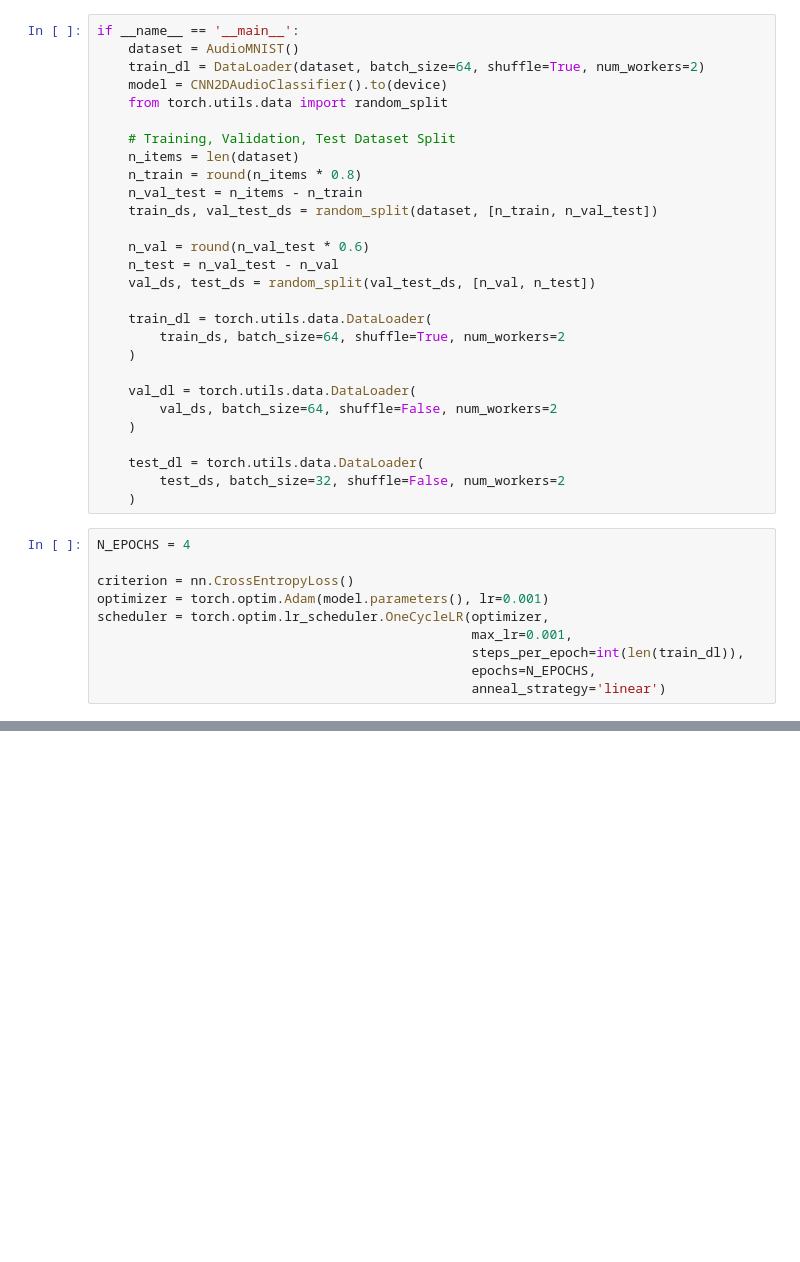
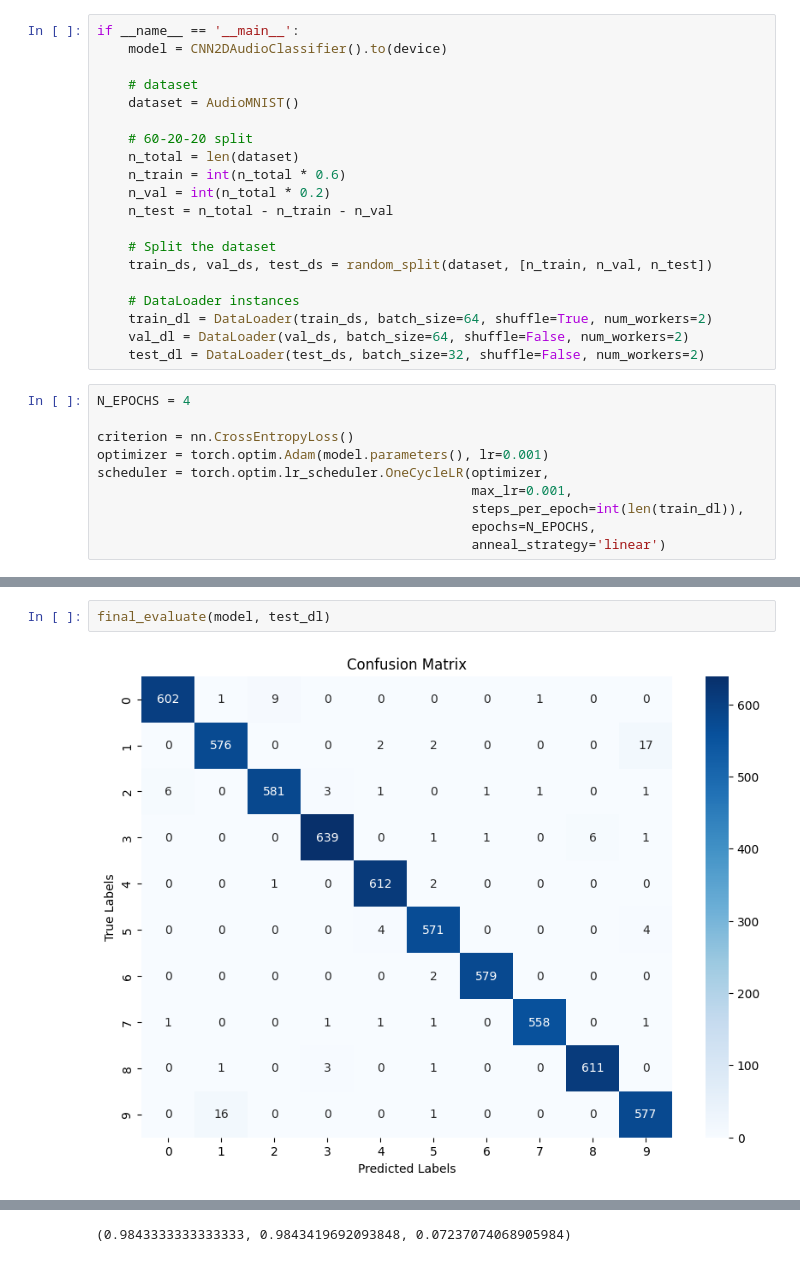
Before and after one commit to jarenadams21/ds4400-CaptchaDis, a Jupyter notebook: space/eval.ipynb, the cells around one changed output, grey strips where cells are left out. Drawn from its saved outputs; the diff is of its cells as text; blank space fills up the shorter version.

```diff
--- a/space/eval.ipynb
+++ b/space/eval.ipynb
@@ -96,32 +96,24 @@ def training(model, train_dl, val_dl, num_epochs,
     return losses, val_losses
 # %%
 if __name__ == '__main__':
+    model = CNN2DAudioClassifier().to(device)
+
+    # dataset
     dataset = AudioMNIST()
-    train_dl = DataLoader(dataset, batch_size=64, shuffle=True, num_workers=2)
-    model = CNN2DAudioClassifier().to(device)
-    from torch.utils.data import random_split
 
-    # Training, Validation, Test Dataset Split
-    n_items = len(dataset)
-    n_train = round(n_items * 0.8)
-    n_val_test = n_items - n_train
-    train_ds, val_test_ds = random_split(dataset, [n_train, n_val_test])
+    # 60-20-20 split
+    n_total = len(dataset)
+    n_train = int(n_total * 0.6)
+    n_val = int(n_total * 0.2)
+    n_test = n_total - n_train - n_val
 
-    n_val = round(n_val_test * 0.6)
-    n_test = n_val_test - n_val
-    val_ds, test_ds = random_split(val_test_ds, [n_val, n_test])
+    # Split the dataset
+    train_ds, val_ds, test_ds = random_split(dataset, [n_train, n_val, n_test])
 
-    train_dl = torch.utils.data.DataLoader(
-        train_ds, batch_size=64, shuffle=True, num_workers=2
-    )
-
-    val_dl = torch.utils.data.DataLoader(
-        val_ds, batch_size=64, shuffle=False, num_workers=2
-    )
-
-    test_dl = torch.utils.data.DataLoader(
-        test_ds, batch_size=32, shuffle=False, num_workers=2
-    )
+    # DataLoader instances
+    train_dl = DataLoader(train_ds, batch_size=64, shuffle=True, num_workers=2)
+    val_dl = DataLoader(val_ds, batch_size=64, shuffle=False, num_workers=2)
+    test_dl = DataLoader(test_ds, batch_size=32, shuffle=False, num_workers=2)
 # %%
 N_EPOCHS = 4
 
@@ -145,0 +189,4 @@ evaluate(model, val_dl)
+# %%
+final_evaluate(model, test_dl)
+# %% [output]
+[figure, added]
@@ -145,0 +194 @@ evaluate(model, val_dl)
+(0.9843333333333333, 0.9843419692093848, 0.07237074068905984)
```
Also changed, not shown: parts of 5 cells of this notebook.
